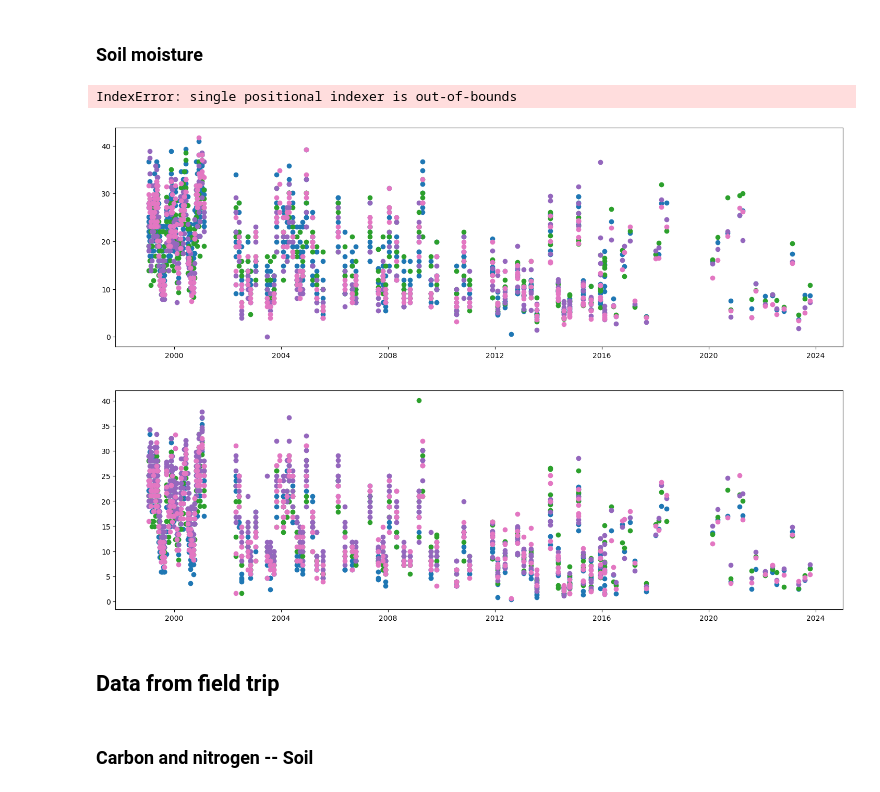
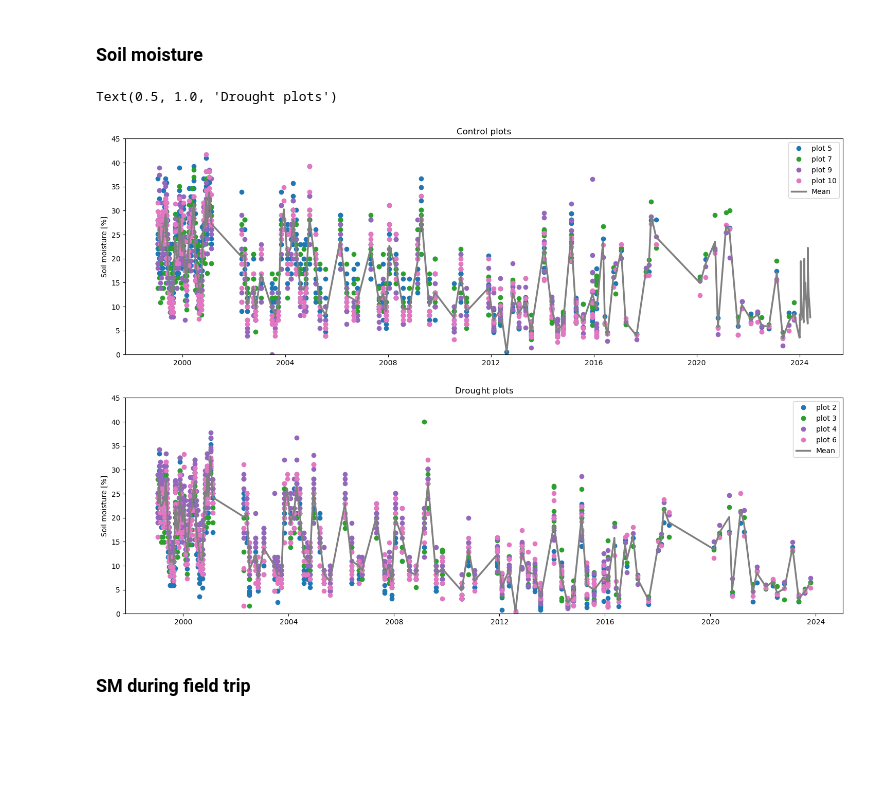
Before and after one commit to Emunozho/Model_Prades, a Jupyter notebook: Pre_analysis.ipynb, the cells around one changed output. Cells and saved outputs as stored; diff of their text form; code cells hidden in the pictures; blank space fills up the shorter version.

```diff
--- a/Pre_analysis.ipynb
+++ b/Pre_analysis.ipynb
@@ -195,37 +215,35 @@ data_sm.loc[(data_sm['Hum sòl (% v/v)']<0) | (data_sm['Hum sòl (% v/v)']>100),
 # %%
 con=data_sm[data_sm.tractament=='control']
 dro=data_sm[data_sm.tractament=='sequera']
 
 fig,axs=plt.subplots(2,1,figsize=[18,12])
 cmap=plt.cm.tab10
 colors=cmap(np.linspace(0,1,6))
 
 for i in range(4):
     axs[0].plot(con[con['parcel.la']==control[i]].datetime,con[con['parcel.la']==control[i]]['Hum sòl (% v/v)'],
                 'o',color=colors[i],label='plot '+str(control[i]))
     axs[1].plot(dro[dro['parcel.la']==drought[i]].datetime,dro[dro['parcel.la']==drought[i]]['Hum sòl (% v/v)'],
                 'o',color=colors[i],label='plot '+str(drought[i]))
     if i==3:
         w=con[['datetime',con.columns[4]]]
-        times=w.datetime.unique().tolist()
+        times=w.datetime.unique()#.tolist()
         mean=np.zeros(len(times))
-        for k in range(len(times)):mean[k]=w[w.datetime==times[k]].mean().iloc[1]
+        for k in range(len(times)):mean[k]=w[w.datetime==times[k]].mean().iloc[0]
         axs[0].plot(times,mean,color='gray',label='Mean',linewidth=2.5)
 
         w=dro[['datetime',dro.columns[4]]]
-        times=w.datetime.unique().tolist()
+        times=w.datetime.unique()
         mean=np.zeros(len(times))
-        for k in range(len(times)):mean[k]=w[w.datetime==times[k]].mean().iloc[1]
+        for k in range(len(times)):mean[k]=w[w.datetime==times[k]].mean().iloc[0]
         axs[1].plot(times,mean,color='gray',label='Mean',linewidth=2.5)
 
 axs[0].set_ylim(0,45); axs[1].set_ylim(0,45)
 axs[0].set_ylabel('Soil moisture [%]'); axs[1].set_ylabel('Soil moisture [%]')
 axs[0].legend();axs[1].legend()
 axs[0].set_title('Control plots'); axs[1].set_title('Drought plots')
 # %% [output]
-IndexError: single positional indexer is out-of-bounds
+Text(0.5, 1.0, 'Drought plots')
-[figure, old version]
+[figure, new version]
 # %% [markdown]
-## Data from field trip
+### SM during field trip
-# %% [markdown]
-### Carbon and nitrogen -- Soil
```
Also changed, not shown: parts of 54 cells of this notebook, 24 other files.
